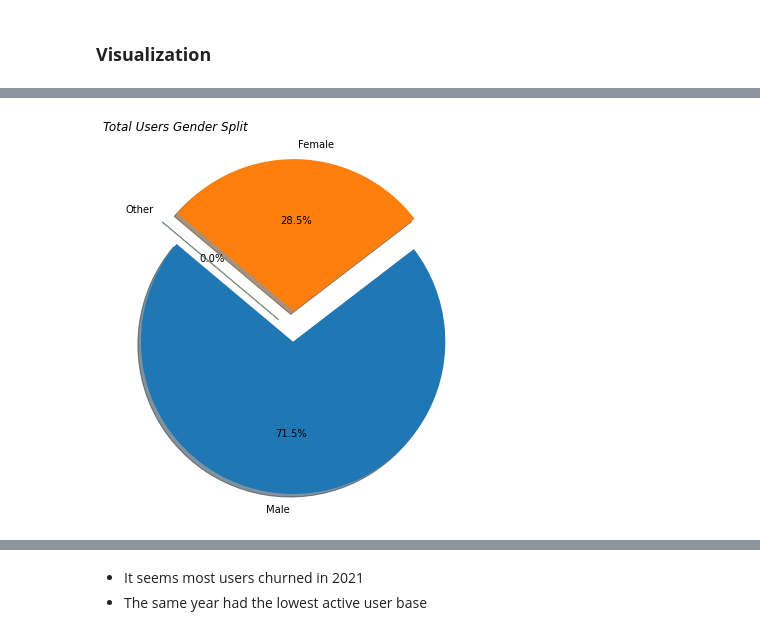
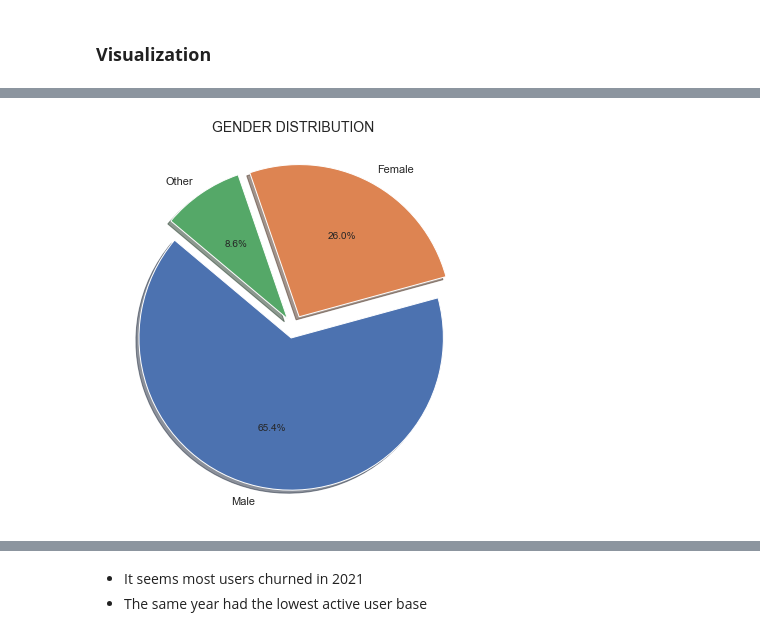
Before and after one commit to ronaldonyango/us-accidents-eda, a Jupyter notebook: churnAnalysis.ipynb, the cells around one changed output, grey strips where cells are left out. Saved outputs shown, nothing was run; the diff lists cells and outputs as text; code cells hidden in the pictures.

```diff
--- a/churnAnalysis.ipynb
+++ b/churnAnalysis.ipynb
@@ -142,3 +193,5 @@ female    37170
 Other        12
 Name: gender, dtype: int64
+# %%
+df['gender'] = df['gender'].fillna('Other')
 # %% [markdown]
@@ -150,4 +214,4 @@ df['joined_date'] = df['joined_date'].apply(lambda x: pd.to_datetime(x, errors='
 # %%
-df['churn'] = np.where(df['last active date'] == "> 90 days", "Churned", "Active")
+df['churn'] = np.where(df['last_active_date'] == "> 90 days", "Churned", "Active")
 df
 # %% [output]
@@ -194,6 +254,6 @@ df
-# %%
-df['AgeBand'] = np.where(df['last active date'] == "> 90 days", "Churned", "Active")
 # %%
+df['AgeBand'] = np.where(df['last_active_date'] == "> 90 days", "Churned", "Active")
+
 conditions =[
     (df['age']<20),
     (df['age']>=20) & (df['age']<25),
@@ -248,14 +308,11 @@ df.describe()
 # %%
 gender_counts = df['gender'].value_counts()
 
 churn_label = ['Male', "Female", 'Other']
-#colors = ['#23dcc2', '#fab400']
-explode = (0.1, 0.1, 0.1)
+explode = (0.07, 0.08, 0.07)
 fig = plt.figure(figsize =(10, 7))
 plt.pie(gender_counts, labels = churn_label,autopct='%1.1f%%', shadow=True, startangle=140, explode = explode)
-plt.title(label="Total Users Gender Split",
-          loc="left",
-          fontstyle='italic')
+plt.title(label="GENDER DISTRIBUTION", fontsize=14)
 plt.show()
 # %% [output]
-[figure, old version]
+[figure, new version]
```
Also changed, not shown: parts of 55 cells of this notebook.
